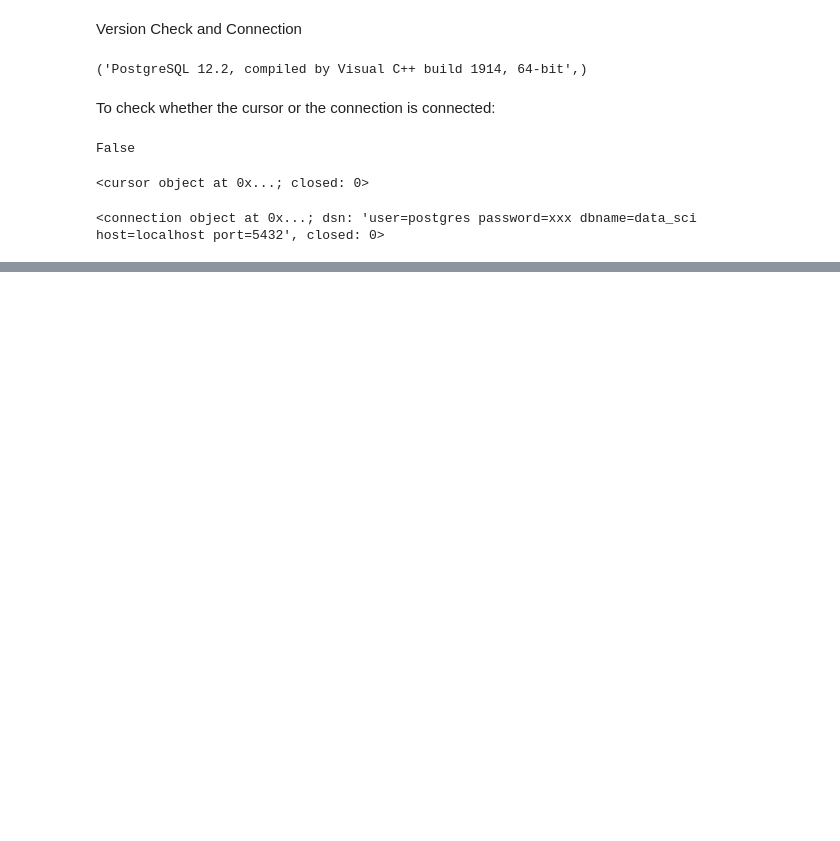
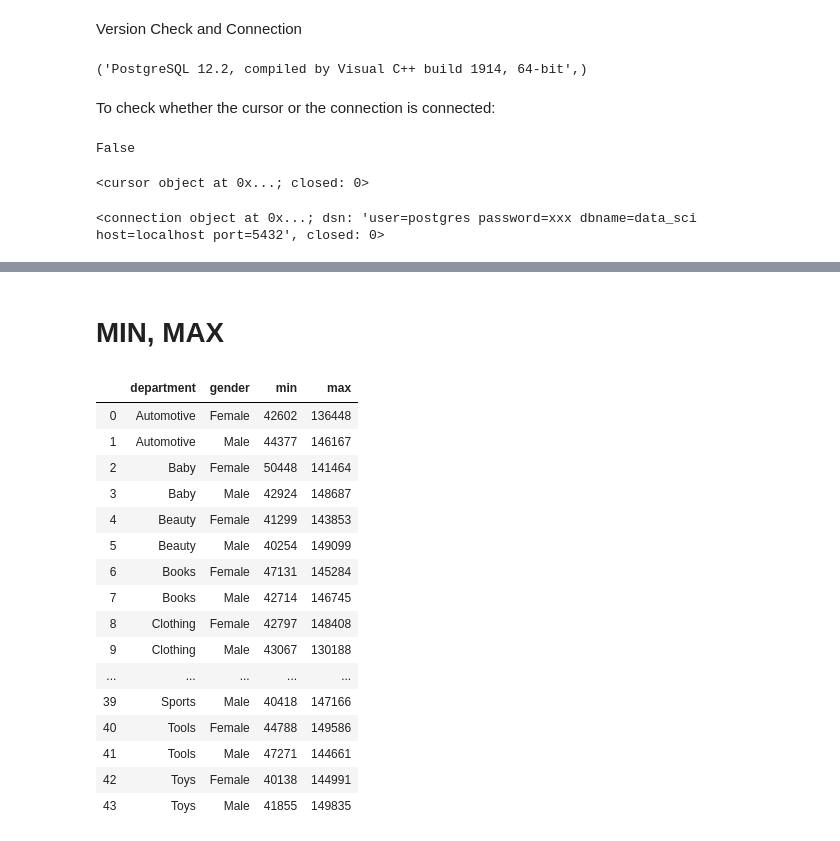
Before and after one commit to yasharmansouri/SQL-for-Data-Science, a Jupyter notebook: sql_for_data_science.ipynb, the cells around one changed output, grey strips where cells are left out. Saved outputs shown, nothing was run; the diff lists cells and outputs as text; code cells hidden in the pictures; blank space fills up the shorter version.

```diff
--- a/sql_for_data_science.ipynb
+++ b/sql_for_data_science.ipynb
@@ -67,0 +146,29 @@ cur
+# %% [markdown]
+# MIN, MAX
+# %%
+command = """SELECT department, gender, MIN(salary), MAX(salary) FROM staff
+             GROUP BY department, gender
+             ORDER BY department, gender;"""
+cur.execute(command)
+cols = [x[0] for x in cur.description]
+pd.DataFrame(cur.fetchall(), columns=cols)
+
+#Pretty Cool huh! ☜(ﾟヮﾟ☜)
+# %% [output]
+|  | department | gender | min | max |
+| 0 | Automotive | Female | 42602 | 136448 |
+| 1 | Automotive | Male | 44377 | 146167 |
+| 2 | Baby | Female | 50448 | 141464 |
+| 3 | Baby | Male | 42924 | 148687 |
+| 4 | Beauty | Female | 41299 | 143853 |
+| 5 | Beauty | Male | 40254 | 149099 |
+| 6 | Books | Female | 47131 | 145284 |
+| 7 | Books | Male | 42714 | 146745 |
+| 8 | Clothing | Female | 42797 | 148408 |
+| 9 | Clothing | Male | 43067 | 130188 |
+| ... | ... | ... | ... | ... |
+| 39 | Sports | Male | 40418 | 147166 |
+| 40 | Tools | Female | 44788 | 149586 |
+| 41 | Tools | Male | 47271 | 144661 |
+| 42 | Toys | Female | 40138 | 144991 |
+| 43 | Toys | Male | 41855 | 149835 |
```
Also changed, not shown: parts of 19 cells of this notebook.
